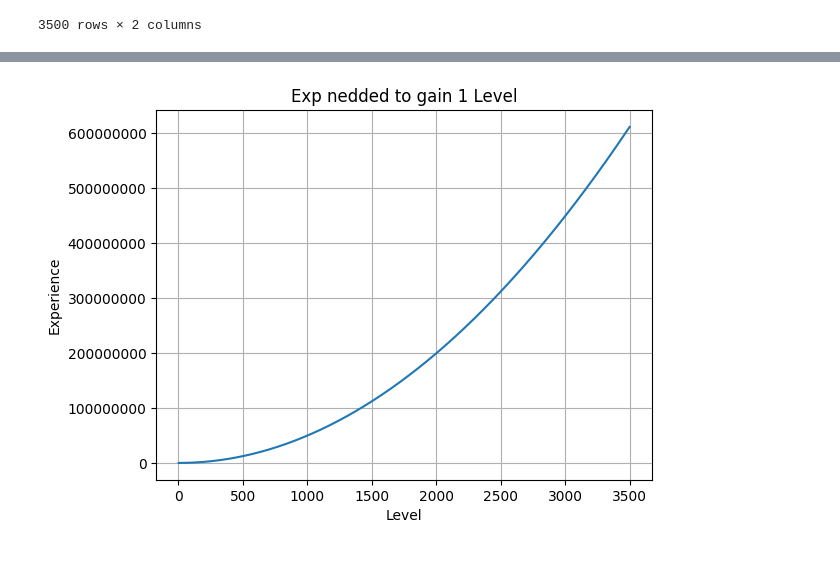
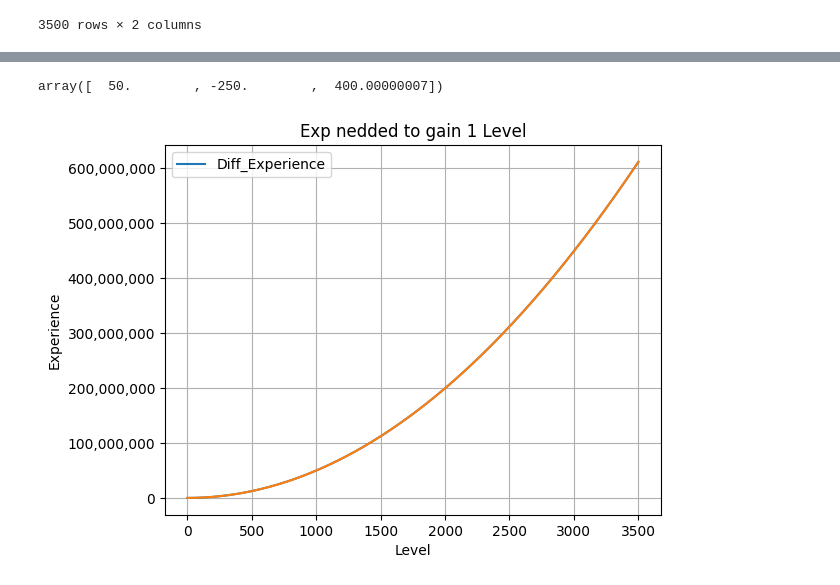
Before and after one commit to Urgith/data_science, a Jupyter notebook: scraping/tibia_exp/data_plotting.ipynb, the cells around one changed output, grey strips where cells are left out. Saved outputs shown, nothing was run; the diff lists cells and outputs as text; code cells hidden in the pictures.

Commit message:
polyfit added

```diff
--- a/scraping/tibia_exp/data_plotting.ipynb
+++ b/scraping/tibia_exp/data_plotting.ipynb
@@ -21,11 +29,15 @@ df
 # %%
-plt.plot(df['Level'], df['Experience'])
+ax = df.plot('Level', 'Experience')
+ax.get_yaxis().set_major_formatter(
+    mpl.ticker.FuncFormatter(lambda x, p: format(int(x), ','))
+)
+x = df['Level']
+plt.plot(x, x**3*poly[0] + x**2*poly[1] + x*poly[2] + poly[3])
 
 plt.title('Tibia total_exp nedded to reach Level')
 plt.ylabel('Experience')
 plt.xlabel('Level')
 
-plt.ticklabel_format(style='plain')
 plt.grid()
 plt.show()
 # %% [output]
@@ -33,2 +45,2 @@ plt.show()
 # %%
-df['Diff'] = df['Experience'].diff()
+df['Diff_Experience'] = df['Experience'].diff()
@@ -48,12 +47,21 @@ Name: Diff, Length: 3500, dtype: float64
+# %%
+poly = np.polyfit(df['Level'][1:], df['Diff_Experience'][1:], 2)
+poly
+# %% [output]
+array([  50.        , -250.        ,  400.00000007])
 # %%
-plt.plot(df['Level'], df['Diff'])
+ax = df.plot('Level', 'Diff_Experience')
+ax.get_yaxis().set_major_formatter(
+    mpl.ticker.FuncFormatter(lambda x, p: format(int(x), ','))
+)
+x = df['Level'][1:]
+plt.plot(x, x**2*poly[0] + x*poly[1] + poly[2])
 
 plt.title('Exp nedded to gain 1 Level')
 plt.ylabel('Experience')
 plt.xlabel('Level')
 
-plt.ticklabel_format(style='plain')
 plt.grid()
 plt.show()
 # %% [output]
-[figure, old version]
+[figure, new version]
```
Also changed, not shown: parts of 4 cells of this notebook, 4 other files.
